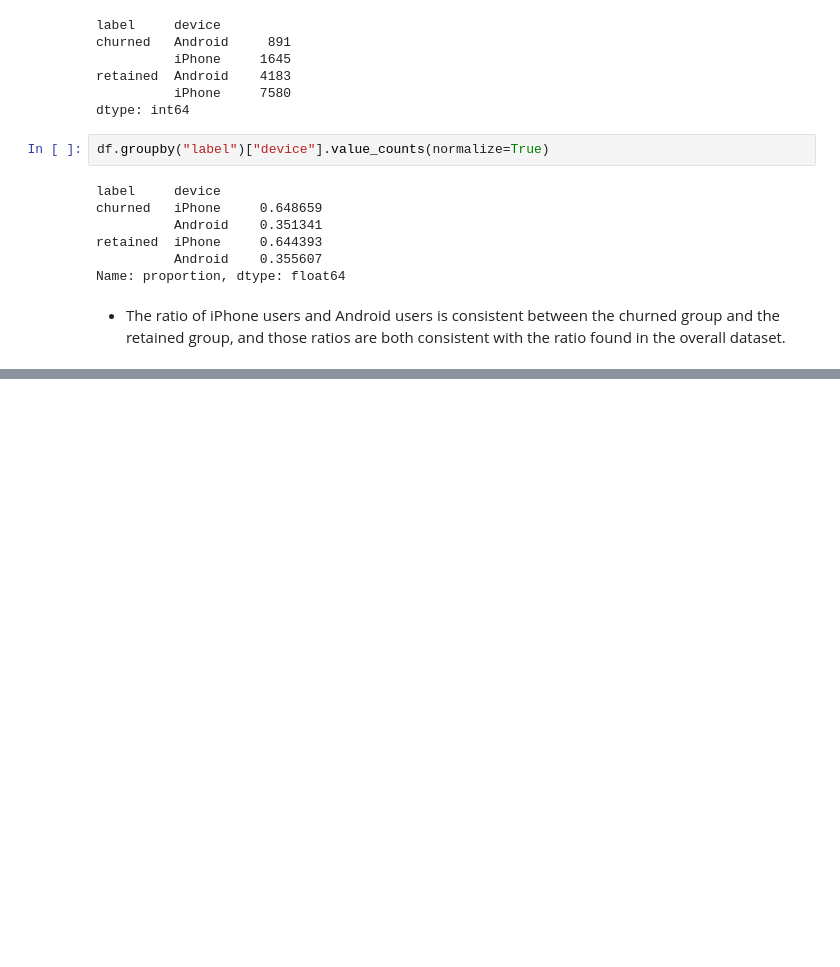
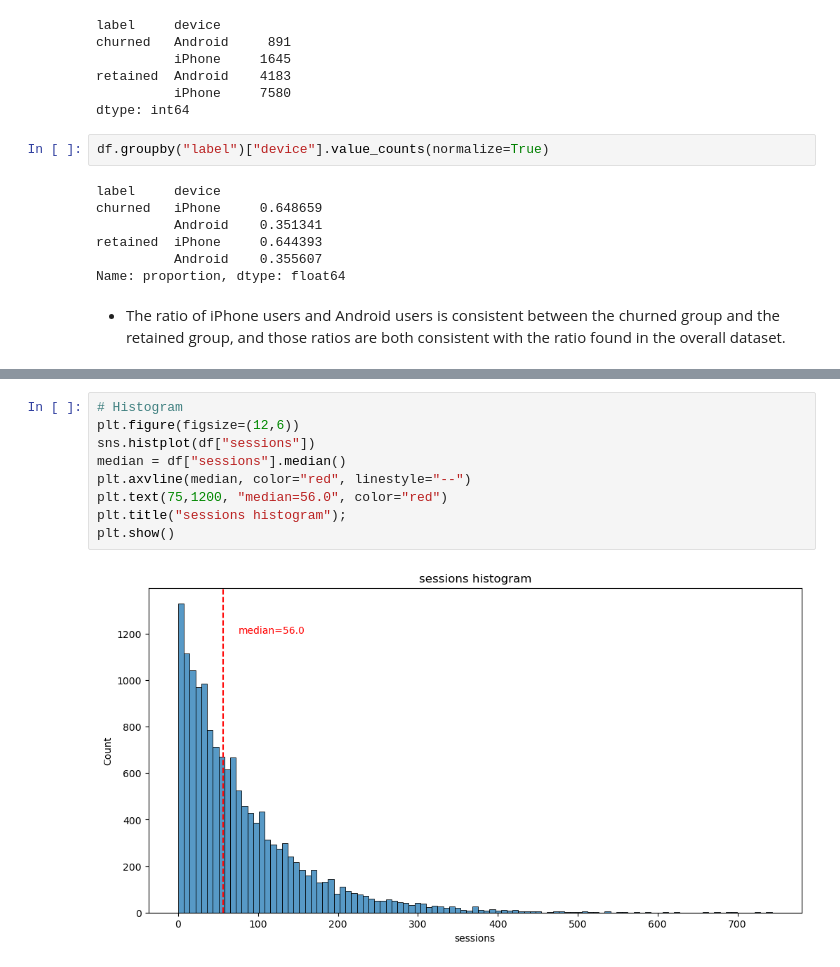
Before and after one commit to emirhansilsupur/waze-churn-prediction-project, a Jupyter notebook: waze_data_analysis.ipynb, the cells around one changed output, grey strips where cells are left out. Cells and saved outputs as stored; diff of their text form; blank space fills up the shorter version.

```diff
--- a/waze_data_analysis.ipynb
+++ b/waze_data_analysis.ipynb
@@ -219,0 +369,11 @@ Name: proportion, dtype: float64
+# %%
+# Histogram
+plt.figure(figsize=(12,6))
+sns.histplot(df["sessions"])
+median = df["sessions"].median()
+plt.axvline(median, color="red", linestyle="--")
+plt.text(75,1200, "median=56.0", color="red")
+plt.title("sessions histogram");
+plt.show()
+# %% [output]
+[figure, added]
```
Also changed, not shown: parts of 98 cells of this notebook.
